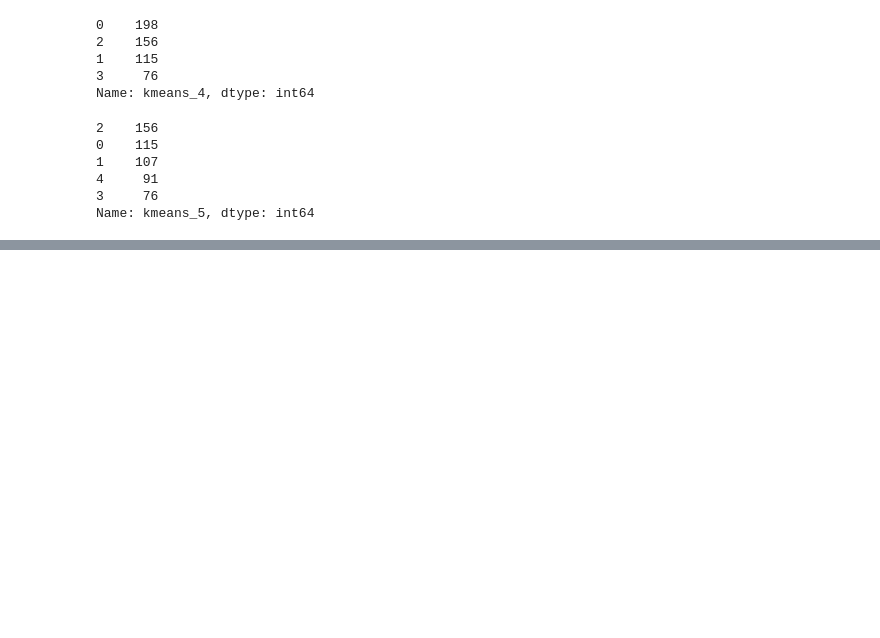
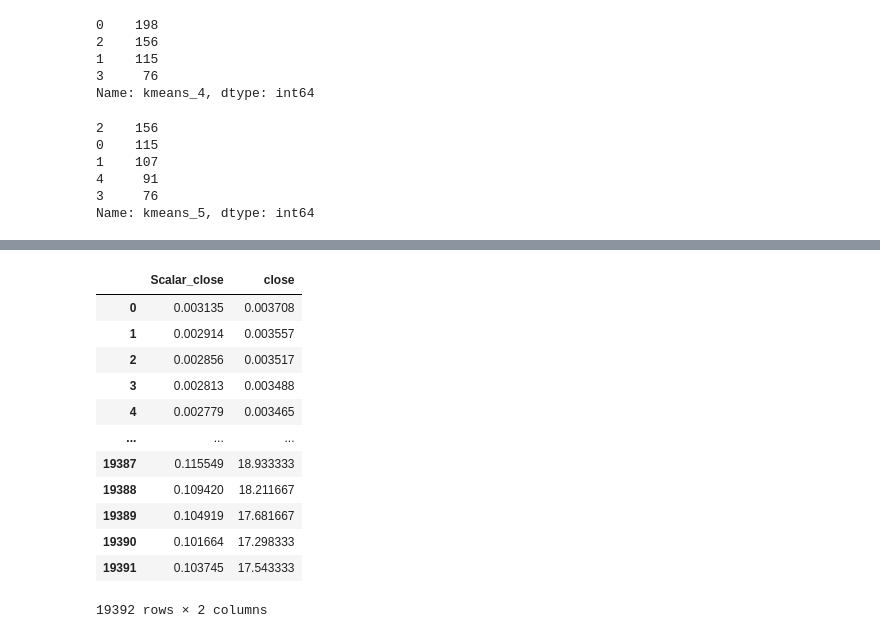
Before and after one commit to diegoflorescba/MentoriaCripto2022-Grupo2, a Jupyter notebook: 4tp_aprendizajeNoSupervisado/aprendizajeNoSupervisado_Alejandro_20220913.ipynb, the cells around one changed output, grey strips where cells are left out. Drawn from its saved outputs; the diff is of its cells as text; code cells hidden in the pictures; blank space fills up the shorter version.

```diff
--- a/4tp_aprendizajeNoSupervisado/aprendizajeNoSupervisado_Alejandro_20220913.ipynb
+++ b/4tp_aprendizajeNoSupervisado/aprendizajeNoSupervisado_Alejandro_20220913.ipynb
@@ -385,0 +371,18 @@ Cantidad de clusters encontrados por Mean Shift : 2
+# %%
+columns_interesting = ['Scalar_close','close']
+df_kmeans_2 = df_filter_daily_scalar[columns_interesting]
+df_kmeans_2
+# %% [output]
+|  | Scalar_close | close |
+| 0 | 0.003135 | 0.003708 |
+| 1 | 0.002914 | 0.003557 |
+| 2 | 0.002856 | 0.003517 |
+| 3 | 0.002813 | 0.003488 |
+| 4 | 0.002779 | 0.003465 |
+| ... | ... | ... |
+| 19387 | 0.115549 | 18.933333 |
+| 19388 | 0.109420 | 18.211667 |
+| 19389 | 0.104919 | 17.681667 |
+| 19390 | 0.101664 | 17.298333 |
+| 19391 | 0.103745 | 17.543333 |
+19392 rows × 2 columns
```
Also changed, not shown: parts of 18 cells of this notebook.
